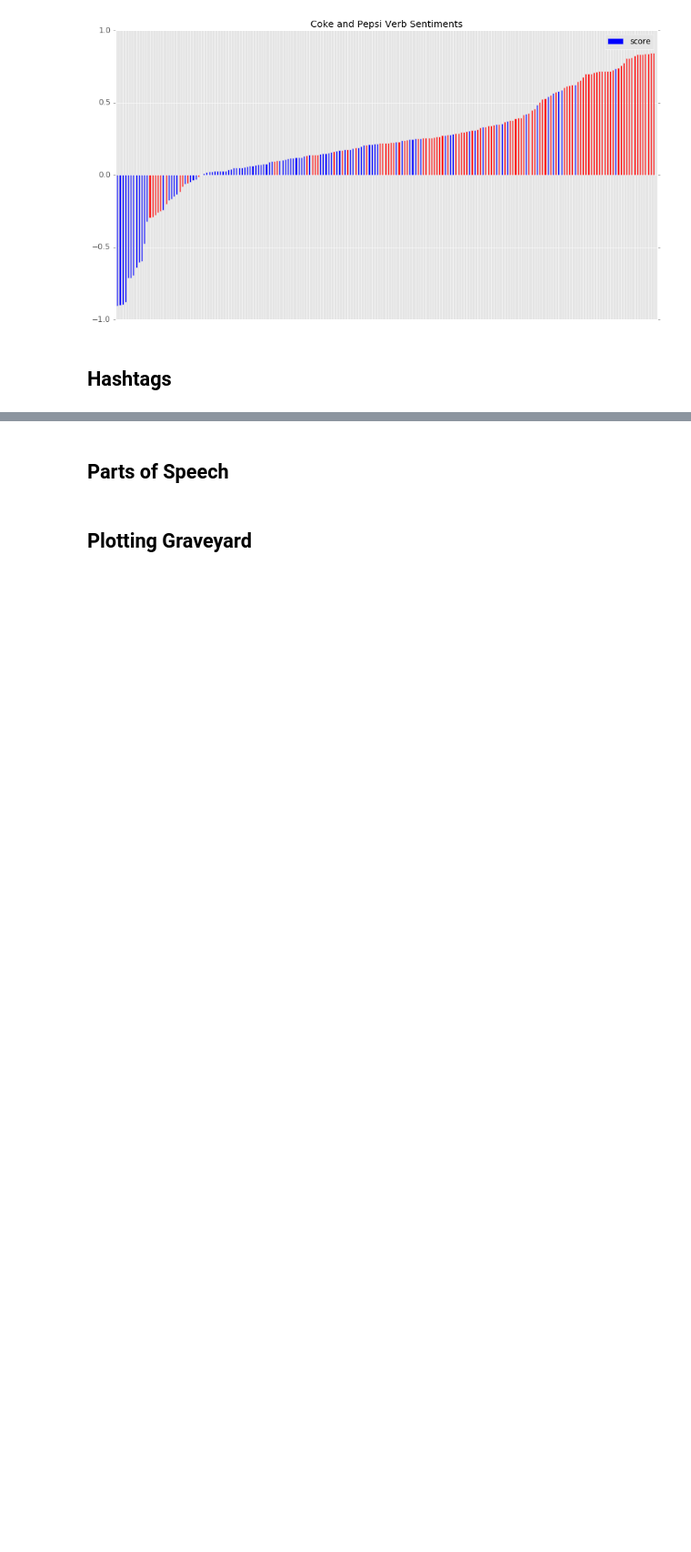
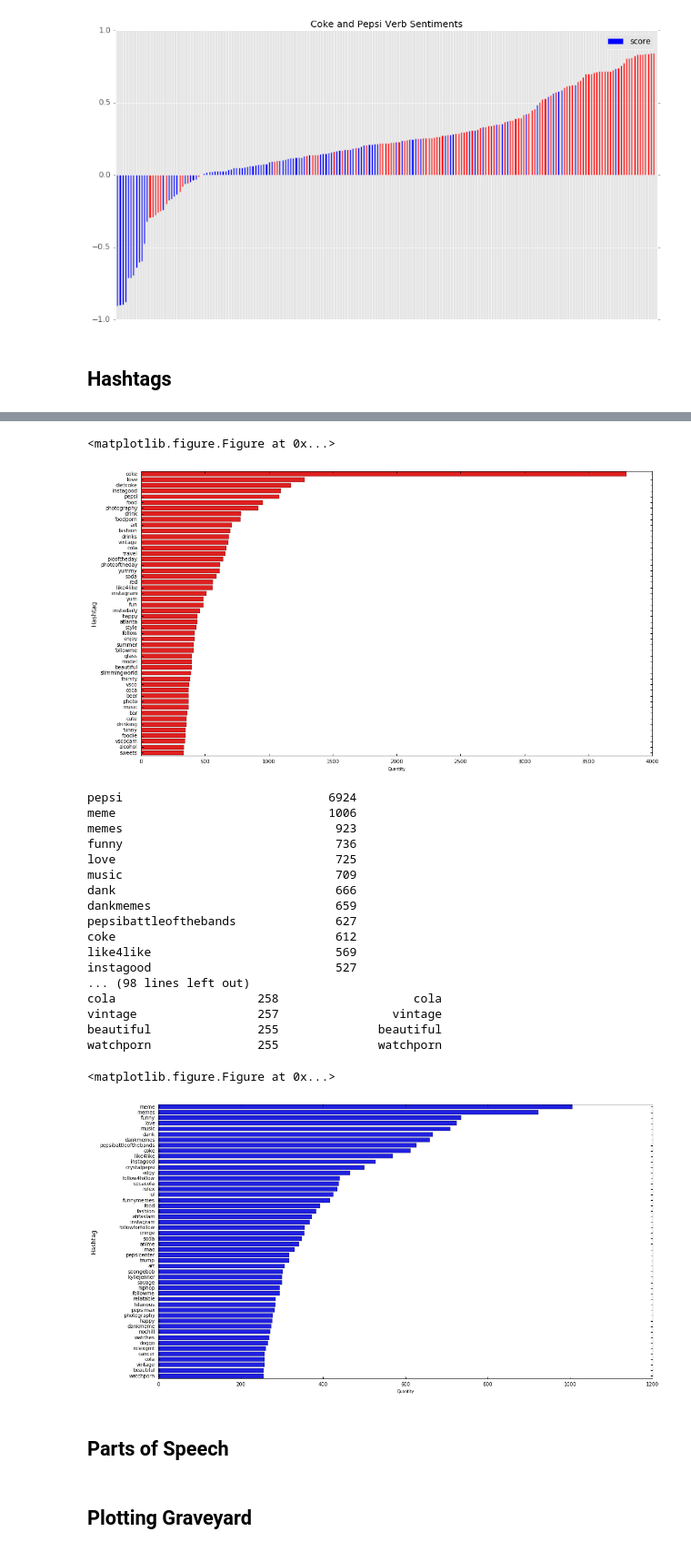
Before and after one commit to rckmnt/DSPM_Final, a Jupyter notebook: erdogan_kolluri_leinweber_analysis_02.ipynb, the cells around one changed output, grey strips where cells are left out. Shown: that part at 91% size. Saved outputs shown, nothing was run; the diff lists cells and outputs as text; code cells hidden in the pictures; blank space fills up the shorter version.

Commit message:
Top 50 hashtags barcharts added

```diff
--- a/erdogan_kolluri_leinweber_analysis_02.ipynb
+++ b/erdogan_kolluri_leinweber_analysis_02.ipynb
@@ -195,0 +154,54 @@ print(uni_chash)
+# %%
+## Coke
+
+chash_df = pd.read_csv(coke_hashes, header=None)
+uni_chash = chash_df[0].value_counts(sort=True, ascending=False)
+# print(uni_chash[0:50])
+
+df_uni_chash = pd.DataFrame(uni_chash[1:51])
+print(type(df_uni_chash))
+df_uni_chash['index'] = df_uni_chash.index
+df_uni_chash.columns = ['qty', 'hashtag']
+
+# df_uni_chash.reindex
+print(df_uni_chash)
+
+
+# remove the top and right line in graph
+sns.despine()
+sns.set_context("notebook")
+
+f, ax = plt.subplots(figsize=(18, 10))
+ax = sns.barplot(x = 'qty', y='hashtag', color = 'red', data=df_uni_chash)
+ax.set_xlabel("Quantity", fontsize=8)
+ax.set_ylabel("Hashtag", fontsize=12)
+
+plt.show()
+
+## Pepsi
+
+
+phash_df = pd.read_csv(pepsi_hashes, header=None)
+uni_phash = phash_df[0].value_counts(sort=True, ascending=False)
+print(uni_phash)
+
+df_uni_phash = pd.DataFrame(uni_phash[1:51])
+print(type(df_uni_phash))
+df_uni_phash['index'] = df_uni_phash.index
+df_uni_phash.columns = ['qty', 'hashtag']
+
+# df_uni_phash.reindex
+print(df_uni_phash)
+
+
+# remove the top and right line in graph
+sns.despine()
+sns.set_context("notebook")
+
+f, ax = plt.subplots(figsize=(18, 10))
+ax = sns.barplot(x = 'qty', y='hashtag', color = 'blue', data=df_uni_phash)
+ax.set_xlabel("Quantity", fontsize=8)
+ax.set_ylabel("Hashtag", fontsize=12)
+
+plt.show()
+# %% [output]
@@ -196,3 +225,24 @@ print(uni_chash)
+<matplotlib.figure.Figure at 0x...>
+[figure, added]
+pepsi                             6924
+meme                              1006
+memes                              923
+funny                              736
+love                               725
+music                              709
+dank                               666
+dankmemes                          659
+pepsibattleofthebands              627
+coke                               612
+like4like                          569
+instagood                          527
+... (98 lines left out)
+cola                    258                   cola
+vintage                 257                vintage
+beautiful               255              beautiful
+watchporn               255              watchporn
+<matplotlib.figure.Figure at 0x...>
+[figure, added]
 # %% [markdown]
 ## Parts of Speech
 # %% [markdown]
```
Also changed, not shown: parts of 5 cells of this notebook.
